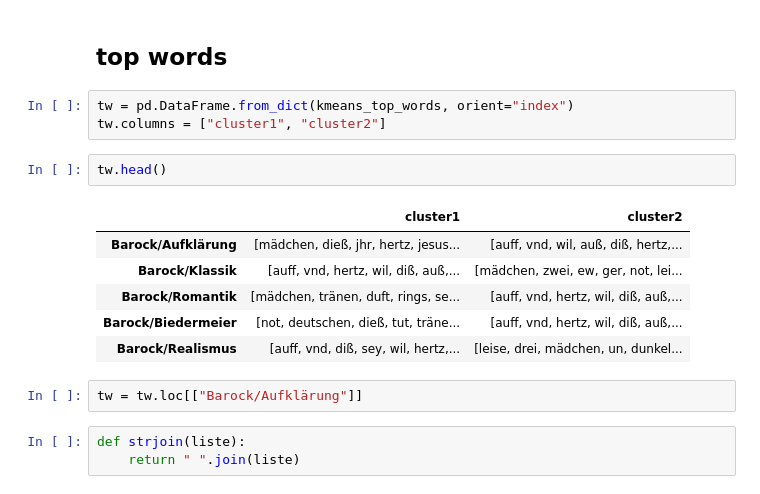
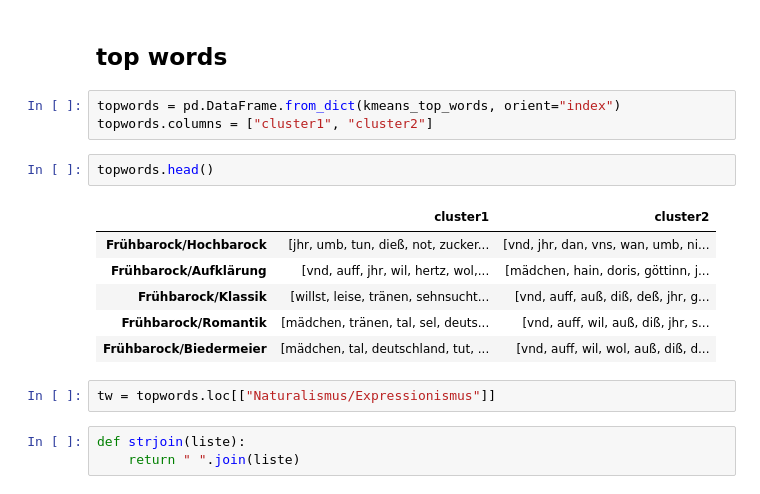
Before and after one commit to realjanpaulus/clusterpoems, a Jupyter notebook: app/evaluation.ipynb, the cells around one changed output. Saved outputs shown, nothing was run; the diff lists cells and outputs as text.

```diff
--- a/app/evaluation.ipynb
+++ b/app/evaluation.ipynb
@@ -189,19 +145,19 @@ Biedermeier: 4%
 # %% [markdown]
 ## top words
 # %%
-tw = pd.DataFrame.from_dict(kmeans_top_words, orient="index")
-tw.columns = ["cluster1", "cluster2"]
+topwords = pd.DataFrame.from_dict(kmeans_top_words, orient="index")
+topwords.columns = ["cluster1", "cluster2"]
 # %%
-tw.head()
+topwords.head()
 # %% [output]
 |  | cluster1 | cluster2 |
-| Barock/Aufklärung | [mädchen, dieß, jhr, hertz, jesus... | [auff, vnd, wil, auß, diß, hertz,... |
-| Barock/Klassik | [auff, vnd, hertz, wil, diß, auß,... | [mädchen, zwei, ew, ger, not, lei... |
-| Barock/Romantik | [mädchen, tränen, duft, rings, se... | [auff, vnd, hertz, wil, diß, auß,... |
-| Barock/Biedermeier | [not, deutschen, dieß, tut, träne... | [auff, vnd, hertz, wil, diß, auß,... |
-| Barock/Realismus | [auff, vnd, diß, sey, wil, hertz,... | [leise, drei, mädchen, un, dunkel... |
+| Frühbarock/Hochbarock | [jhr, umb, tun, dieß, not, zucker... | [vnd, jhr, dan, vns, wan, umb, ni... |
+| Frühbarock/Aufklärung | [vnd, auff, jhr, wil, hertz, wol,... | [mädchen, hain, doris, göttinn, j... |
+| Frühbarock/Klassik | [willst, leise, tränen, sehnsucht... | [vnd, auff, auß, diß, deß, jhr, g... |
+| Frühbarock/Romantik | [mädchen, tränen, tal, sel, deuts... | [vnd, auff, wil, auß, diß, jhr, s... |
+| Frühbarock/Biedermeier | [mädchen, tal, deutschland, tut, ... | [vnd, auff, wil, wol, auß, diß, d... |
-# %%
-tw = tw.loc[["Barock/Aufklärung"]]
+# %%
+tw = topwords.loc[["Naturalismus/Expressionismus"]]
 # %%
 def strjoin(liste):
     return " ".join(liste)
```
Also changed, not shown: parts of 27 cells of this notebook, 47 other files.
